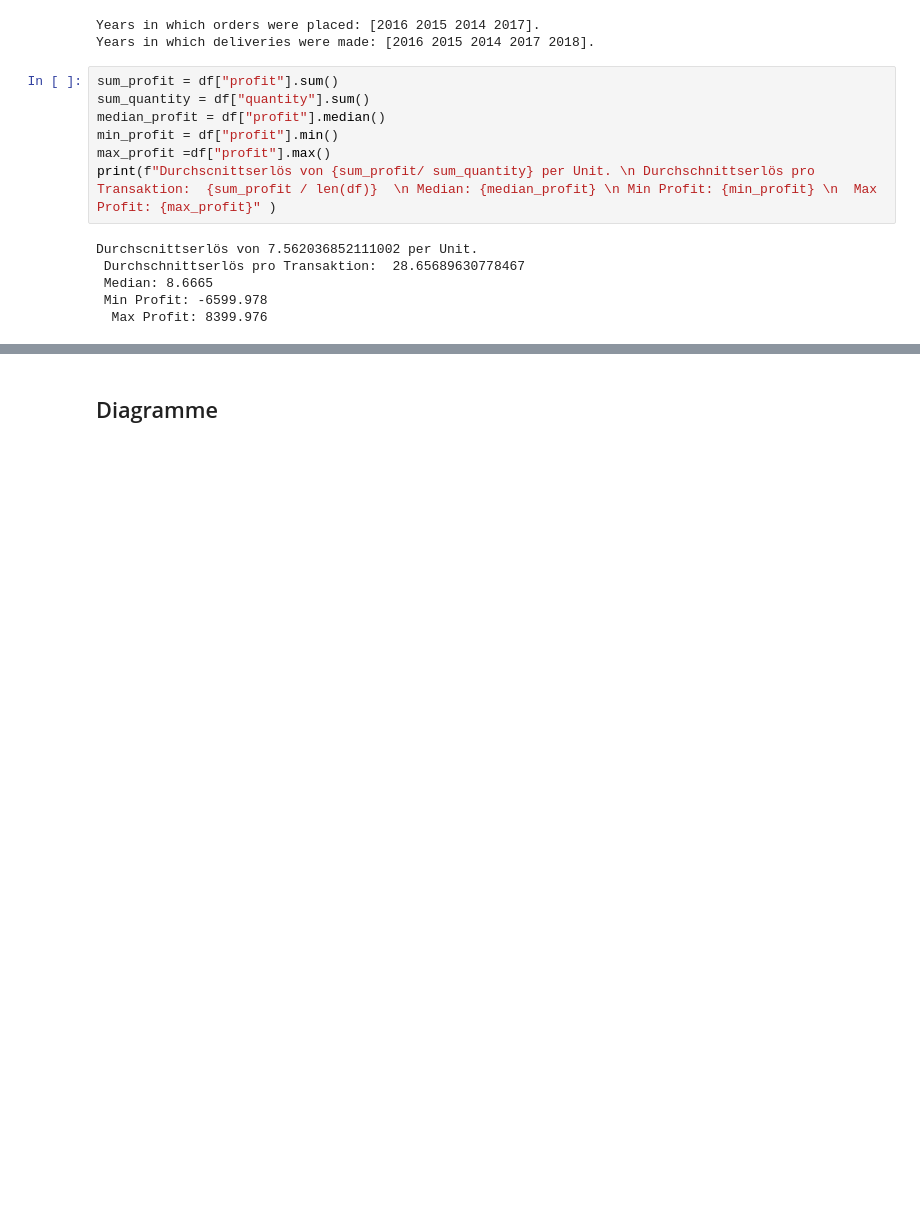
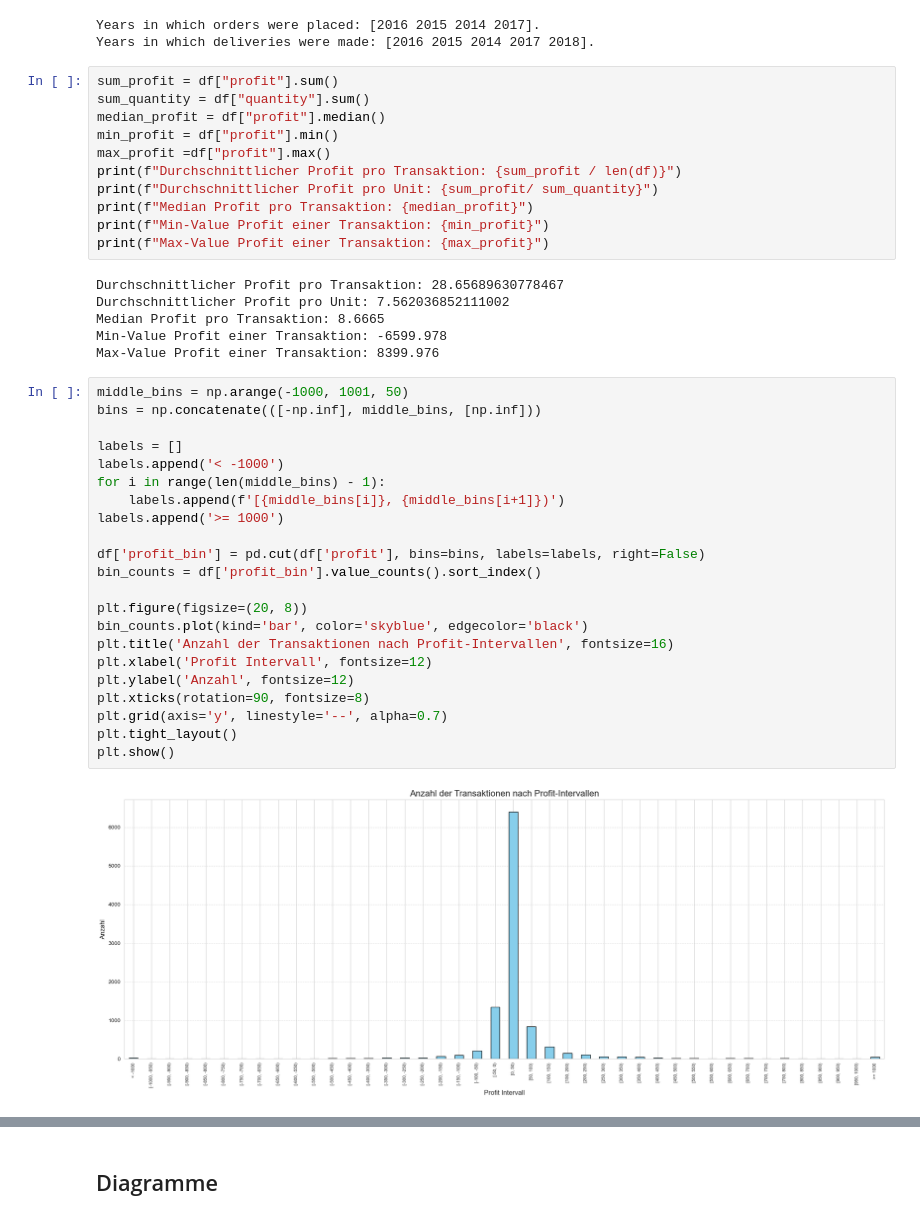
Before and after one commit to justushtr/data_engineering, a Jupyter notebook: data_analytics.ipynb, the cells around one changed output, grey strips where cells are left out. Saved outputs shown, nothing was run; the diff lists cells and outputs as text; blank space fills up the shorter version.

```diff
--- a/data_analytics.ipynb
+++ b/data_analytics.ipynb
@@ -19,10 +19,38 @@ sum_quantity = df["quantity"].sum()
 median_profit = df["profit"].median()
 min_profit = df["profit"].min()
 max_profit =df["profit"].max()
-print(f"Durchscnittserlös von {sum_profit/ sum_quantity} per Unit. \n Durchschnittserlös pro Transaktion:  {sum_profit / len(df)}  \n Median: {median_profit} \n Min Profit: {min_profit} \n  Max Profit: {max_profit}" )
+print(f"Durchschnittlicher Profit pro Transaktion: {sum_profit / len(df)}")
+print(f"Durchschnittlicher Profit pro Unit: {sum_profit/ sum_quantity}")
+print(f"Median Profit pro Transaktion: {median_profit}")
+print(f"Min-Value Profit einer Transaktion: {min_profit}")
+print(f"Max-Value Profit einer Transaktion: {max_profit}")
 # %% [output]
-Durchscnittserlös von 7.562036852111002 per Unit.
- Durchschnittserlös pro Transaktion:  28.65689630778467
- Median: 8.6665
- Min Profit: -6599.978
-  Max Profit: 8399.976
+Durchschnittlicher Profit pro Transaktion: 28.65689630778467
+Durchschnittlicher Profit pro Unit: 7.562036852111002
+Median Profit pro Transaktion: 8.6665
+Min-Value Profit einer Transaktion: -6599.978
+Max-Value Profit einer Transaktion: 8399.976
+# %%
+middle_bins = np.arange(-1000, 1001, 50)
+bins = np.concatenate(([-np.inf], middle_bins, [np.inf]))
+
+labels = []
+labels.append('< -1000')
+for i in range(len(middle_bins) - 1):
+    labels.append(f'[{middle_bins[i]}, {middle_bins[i+1]})')
+labels.append('>= 1000')
+
+df['profit_bin'] = pd.cut(df['profit'], bins=bins, labels=labels, right=False)
+bin_counts = df['profit_bin'].value_counts().sort_index()
+
+plt.figure(figsize=(20, 8))
+bin_counts.plot(kind='bar', color='skyblue', edgecolor='black')
+plt.title('Anzahl der Transaktionen nach Profit-Intervallen', fontsize=16)
+plt.xlabel('Profit Intervall', fontsize=12)
+plt.ylabel('Anzahl', fontsize=12)
+plt.xticks(rotation=90, fontsize=8)
+plt.grid(axis='y', linestyle='--', alpha=0.7)
+plt.tight_layout()
+plt.show()
+# %% [output]
+[figure, added]
```
Also changed, not shown: parts of 15 cells of this notebook, 2 other files.
